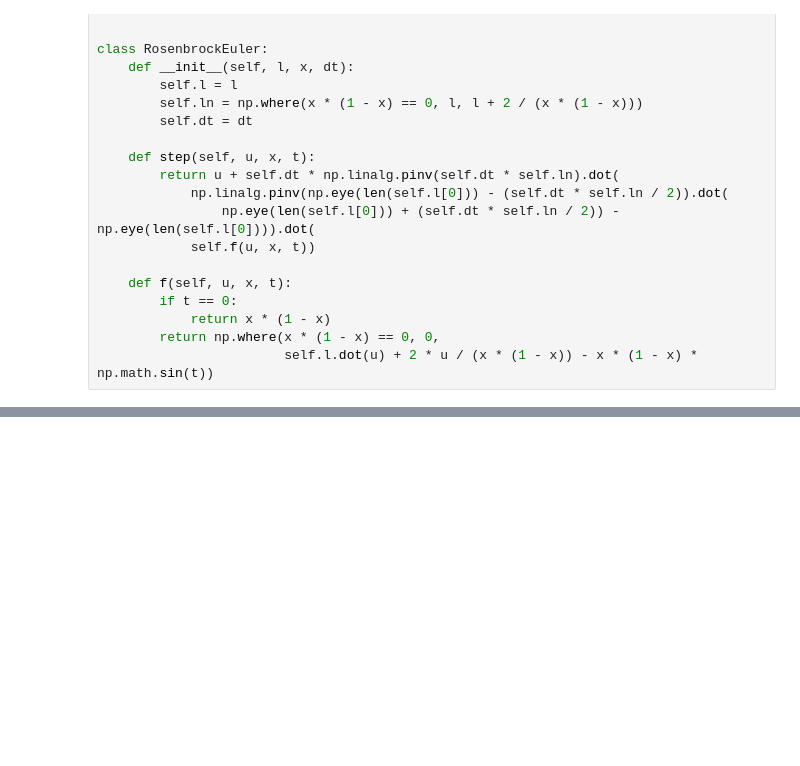
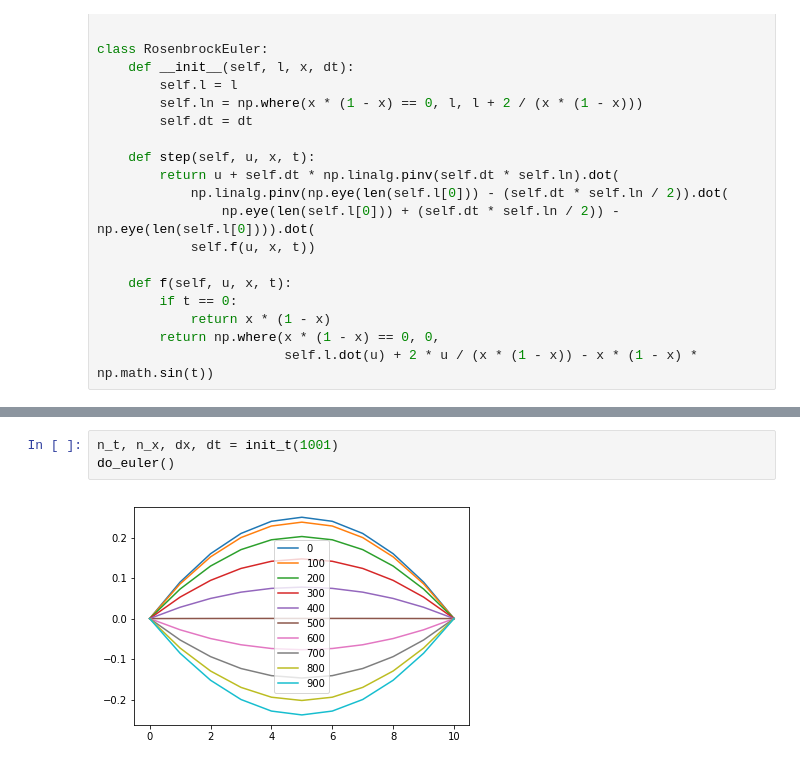
Before and after one commit to hiramekun/SML, a Jupyter notebook: simulation/solve_partial_differential.ipynb, the cells around one changed output, grey strips where cells are left out. Cells and saved outputs as stored; diff of their text form; blank space fills up the shorter version.

```diff
--- a/simulation/solve_partial_differential.ipynb
+++ b/simulation/solve_partial_differential.ipynb
@@ -135,0 +147,5 @@ plt.legend()
+# %%
+n_t, n_x, dx, dt = init_t(1001)
+do_euler()
+# %% [output]
+[figure, added]
```
Also changed, not shown: parts of 9 cells of this notebook.
